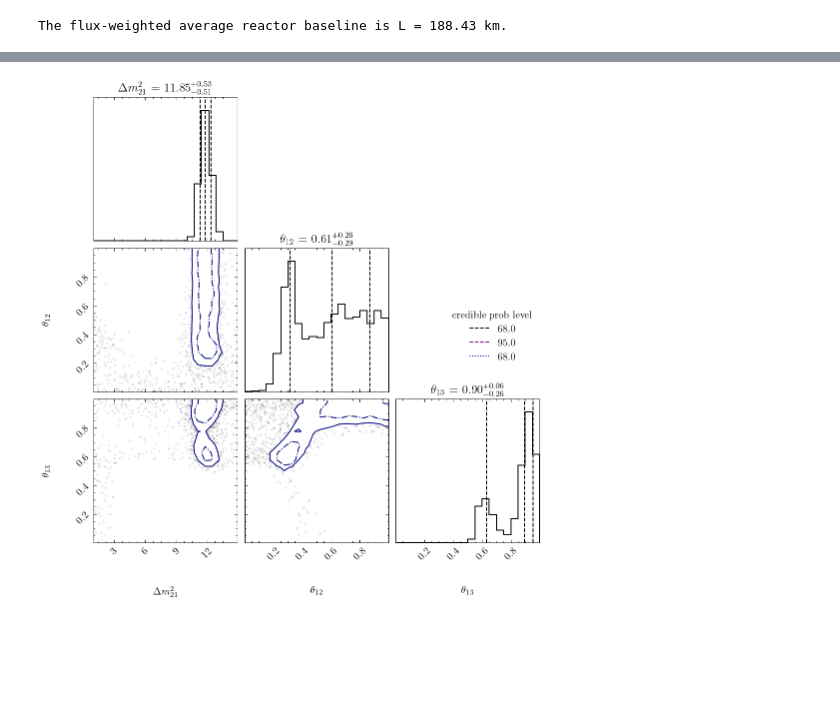
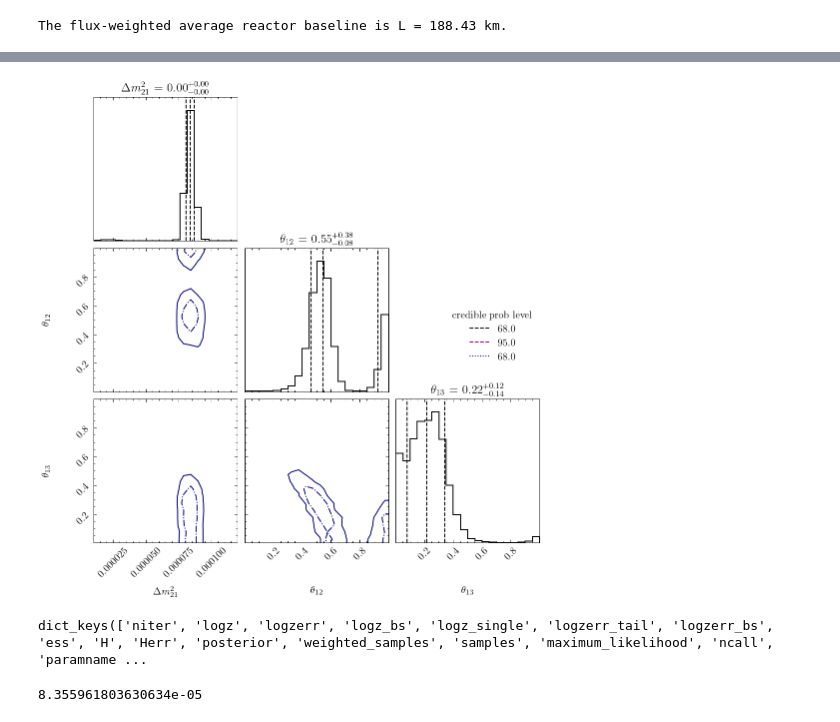
Before and after one commit to soumya-jit-datta/Neutrino-mass-from-ultralight-DM, a Jupyter notebook: Vacuum Mass Hypothesis.ipynb, the cells around one changed output, grey strips where cells are left out. Cells and saved outputs as stored; diff of their text form; code cells hidden in the pictures; blank space fills up the shorter version.

Commit message:
updated the codes to include flux weighted probabilities.

```diff
--- a/Vacuum Mass Hypothesis.ipynb
+++ b/Vacuum Mass Hypothesis.ipynb
@@ -116,17 +273,15 @@ def my_prior_transform(cube): # The prior list for parameters
     return params
 # %%
 from numpy import log
+dx=np.median(np.diff(x))
 
 def my_likelihood(params):
     dm21, theta12, theta13 = params
 
-    # L = 180 #km
-    # E = 5 #MeV
-
     # compute intensity at every x position according to the model
-    P_ee_vac = 1 - np.cos(theta13)**4 * np.sin(2*theta12)**2 * np.sin(1.27*dm21*x* 10**(-2)) - 0.5 * np.sin(2*theta13)**2
+    P_th = P_ee_fw_binned(x,dx,dm21, theta12, theta13)
 
     # compare model and data with gaussian likelihood:
-    chi2 = np.sum(((P_ee_vac - P_ee_weighted)/P_ee_err)**2)
+    chi2 = np.sum(((P_data - P_th)/P_ee_err)**2)
     like = -0.5 * chi2
     return like
@@ -133,7 +296,10 @@ def my_likelihood(params):
 # %%
 import ultranest
 
-sampler = ultranest.ReactiveNestedSampler(param_names, my_likelihood, my_prior_transform)
+sampler = ultranest.ReactiveNestedSampler(param_names,
+                                          my_likelihood,
+                                          my_prior_transform,
+                                         )
 # %%
 result = sampler.run(show_status=False, viz_callback=None)
 sampler.print_results()
@@ -159,0 +326,4 @@ insert order U test : converged: True correlation: inf iterations
+# %%
+samples = result['samples'].copy()
+samples[:, 0] *= 1e5
+samples[:, 0]
@@ -159,0 +333,5 @@ insert order U test : converged: True correlation: inf iterations
+# %%
+result_plot = result.copy()
+result_plot['samples'] = samples
+result_plot['maximum_likelihood']['point'][0] = result_plot['maximum_likelihood']['point'][0]*1e5
+result_plot['samples']
@@ -160,17 +346,25 @@ insert order U test : converged: True correlation: inf iterations
 # %%
 from ultranest.plot import cornerplot
-fig= cornerplot(result,
-                plot_datapoints=True,
+fig= cornerplot(result_plot,
+                # plot_datapoints=True,
                 levels=[0.68, 0.95],
-                quantiles=[0.16, 0.5, 0.84],
+                quantiles=[0.16,0.5, 0.84],
                 # show_titles=False,
                 color='black',
                 # plot_contour_labels=False
                );
 
 # plt.tight_layout()
 # plt.legend().remove()
 
 plt.show()
 # %% [output]
-[figure, old version]
+[figure, new version]
+# %%
+result.keys()
+# %% [output]
+dict_keys(['niter', 'logz', 'logzerr', 'logz_bs', 'logz_single', 'logzerr_tail', 'logzerr_bs', 'ess', 'H', 'Herr', 'posterior', 'weighted_samples', 'samples', 'maximum_likelihood', 'ncall', 'paramname ...
+# %%
+result['maximum_likelihood']['point'][0]
+# %% [output]
+8.355961803630634e-05
```
Also changed, not shown: parts of 32 cells of this notebook, 2 other files.
